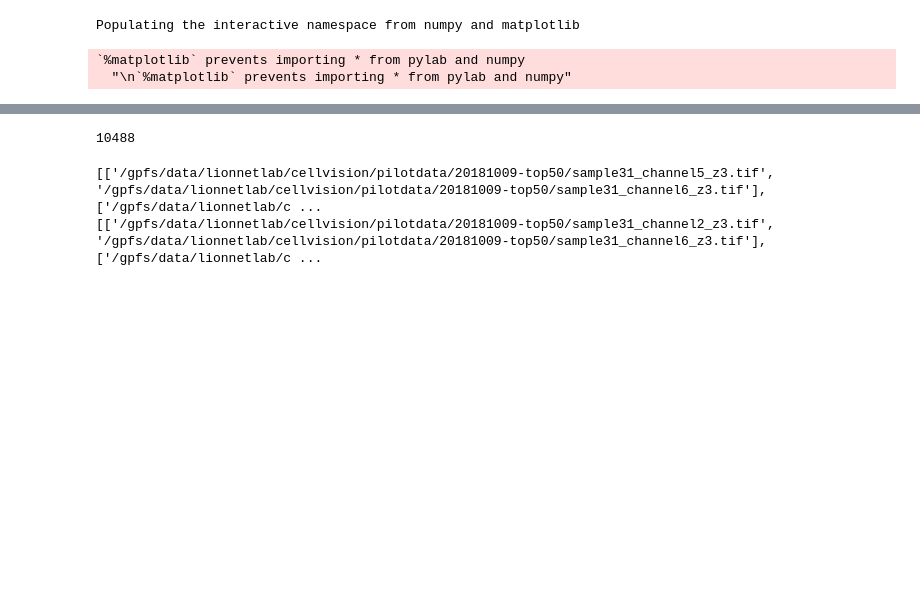
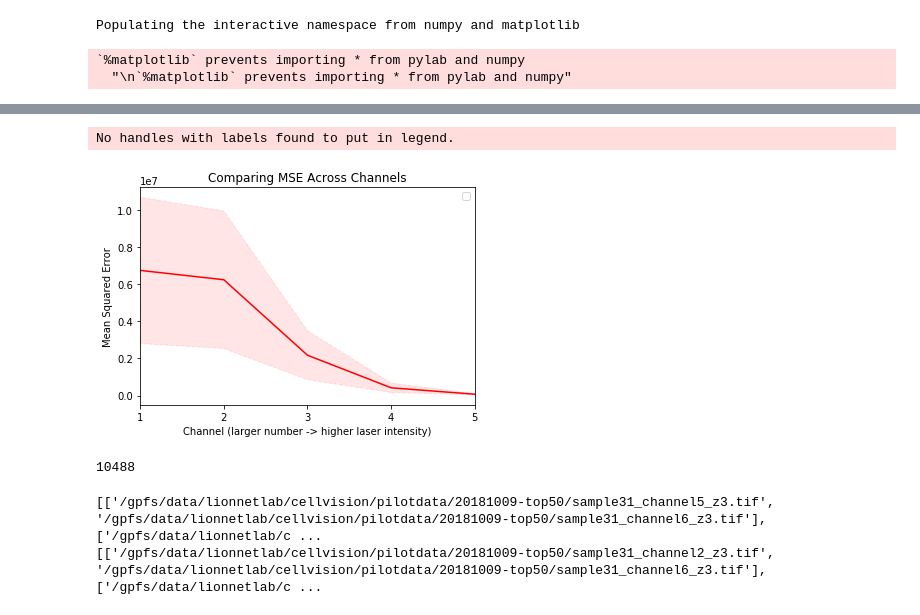
Before and after one commit to NYU-CDS-Capstone-Project/CellVision, a Jupyter notebook: notebooks/non_local_means_comparison.ipynb, the cells around one changed output, grey strips where cells are left out. Cells and saved outputs as stored; diff of their text form; code cells hidden in the pictures; blank space fills up the shorter version.

```diff
--- a/notebooks/non_local_means_comparison.ipynb
+++ b/notebooks/non_local_means_comparison.ipynb
@@ -80,3 +150,28 @@ Running channel 1
+# %%
+# Comparing MSE
+import operator
+from numpy import array
+mse_means = array(mse_means)
+mse_stds = array(mse_stds)
+
+plt.plot(list(range(1, 6)), mse_means[0:5], color='red')
+
+plt.fill_between(list(range(1, 6)), mse_means[0:5] + mse_stds[0:5], np.subtract(mse_means[0:5],mse_stds[0:5]),
+                 color="red", linestyle="--", alpha=0.1)
+
+
+plt.title('Comparing MSE Across Channels')
+plt.legend(loc = 'upper right')
+# plt.ylim([0, 1])
+plt.xlim([1, 5])
+plt.axes().set_xticks(list(range(1, 6)), minor=False)
+
+plt.ylabel('Mean Squared Error')
+plt.xlabel('Channel (larger number -> higher laser intensity)')
+plt.show()
+# %% [output]
+No handles with labels found to put in legend.
+[figure, added]
 # %%
 import glob
 import os
```
Also changed, not shown: parts of 4 cells of this notebook, 1 other file.
